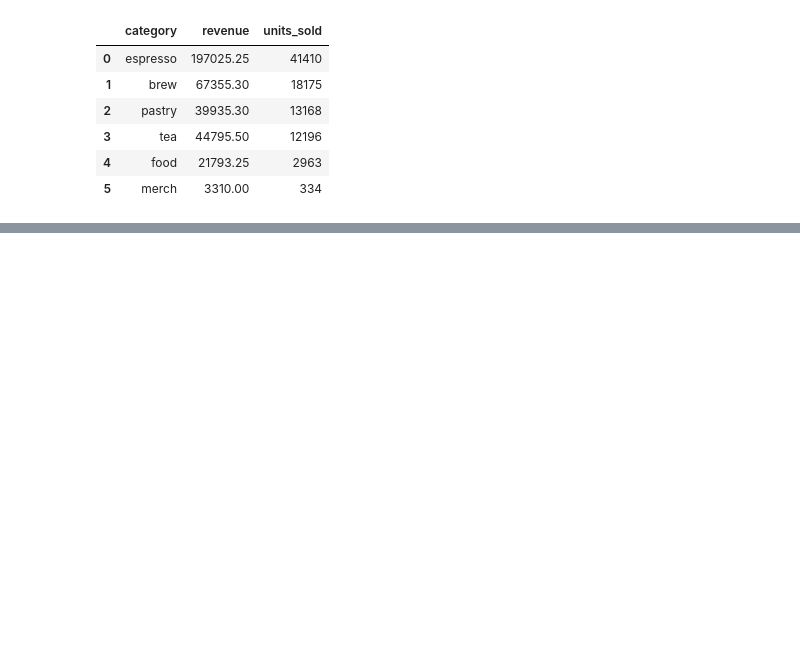
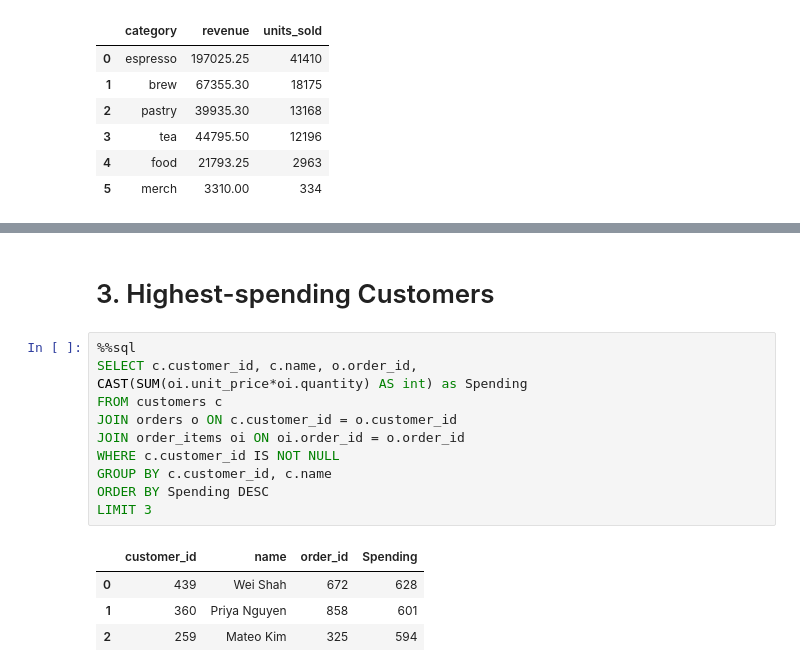
Before and after one commit to anguy22/anguy22.github.io, a Jupyter notebook: Assignment1.ipynb, the cells around one changed output, grey strips where cells are left out. Saved outputs shown, nothing was run; the diff lists cells and outputs as text; blank space fills up the shorter version.

```diff
--- a/Assignment1.ipynb
+++ b/Assignment1.ipynb
@@ -171,0 +219,18 @@ ORDER BY units_sold DESC
+# %% [markdown]
+# 3. Highest-spending Customers
+# %%
+%%sql
+SELECT c.customer_id, c.name, o.order_id,
+CAST(SUM(oi.unit_price*oi.quantity) AS int) as Spending
+FROM customers c
+JOIN orders o ON c.customer_id = o.customer_id
+JOIN order_items oi ON oi.order_id = o.order_id
+WHERE c.customer_id IS NOT NULL
+GROUP BY c.customer_id, c.name
+ORDER BY Spending DESC
+LIMIT 3
+# %% [output]
+|  | customer_id | name | order_id | Spending |
+| 0 | 439 | Wei Shah | 672 | 628 |
+| 1 | 360 | Priya Nguyen | 858 | 601 |
+| 2 | 259 | Mateo Kim | 325 | 594 |
```
Also changed, not shown: parts of 14 cells of this notebook.
